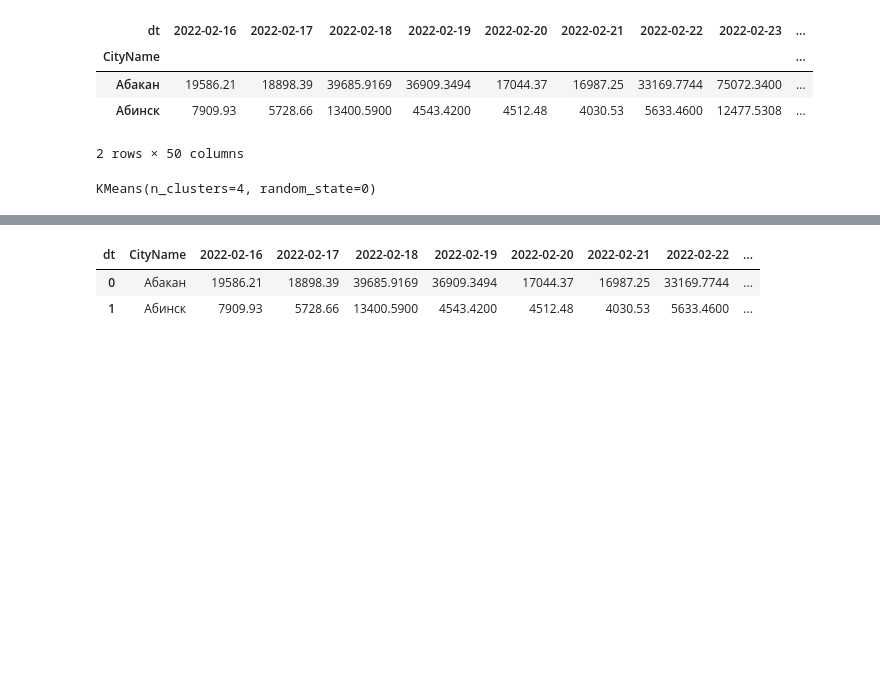
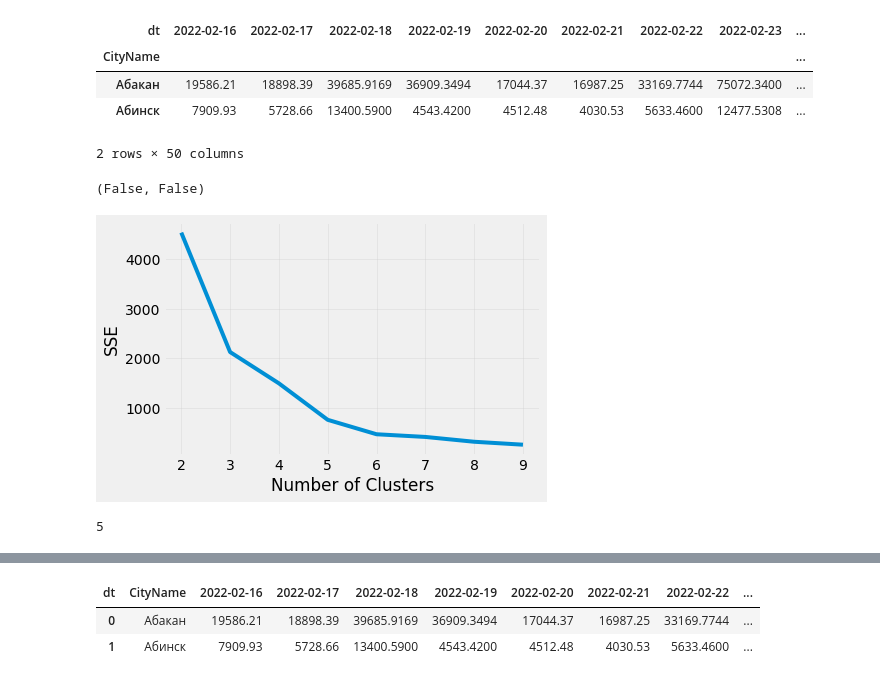
Before and after one commit to repinmihail/TestLab, a Jupyter notebook: development/dev-offline-units-exp.ipynb, the cells around one changed output, grey strips where cells are left out. Drawn from its saved outputs; the diff is of its cells as text; code cells hidden in the pictures; blank space fills up the shorter version.

```diff
--- a/development/dev-offline-units-exp.ipynb
+++ b/development/dev-offline-units-exp.ipynb
@@ -137,6 +137,8 @@ kmeans_kwargs = {
 }
 # %%
 # определяем оптимальное кол-во кластеров
+plt.style.use("bmh")
+
 sse = []
 start_clusters_nums = 2
 end_clusters_nums = 10
@@ -526,15 +479,37 @@ sk_pre_exp_pivot.head(2)
 | Абакан | 19586.21 | 18898.39 | 39685.9169 | 36909.3494 | 17044.37 | 16987.25 | 33169.7744 | 75072.3400 | ... |
 | Абинск | 7909.93 | 5728.66 | 13400.5900 | 4543.4200 | 4512.48 | 4030.53 | 5633.4600 | 12477.5308 | ... |
 2 rows × 50 columns
+# %%
+"Москва" in sk_pre_exp_pivot.index, "Санкт-Петербург" in sk_pre_exp_pivot.index
+# %% [output]
+(False, False)
 # %%
 sk_pre_exp_pivot_fill_zero = sk_pre_exp_pivot.fillna(0)
 # %%
 scaled_data = StandardScaler().fit_transform(sk_pre_exp_pivot_fill_zero)
-
 pca = PCA(n_components=2)
 pca_data = pca.fit_transform(scaled_data)
-
-kmeans_pca = KMeans(n_clusters=4, random_state=0)
-kmeans_pca.fit(pca_data)
-# %% [output]
-KMeans(n_clusters=4, random_state=0)
+# %%
+# определяем оптимальное кол-во кластеров
+sse = []
+start_clusters_nums = 2
+end_clusters_nums = 10
+for k in range(start_clusters_nums, end_clusters_nums):
+    kmeans = KMeans(n_clusters=k, **kmeans_kwargs)
+    kmeans.fit(pca_data)
+    sse.append(kmeans.inertia_)
+plt.plot(range(start_clusters_nums, end_clusters_nums), sse)
+plt.xticks(range(start_clusters_nums, end_clusters_nums))
+plt.xlabel("Number of Clusters")
+plt.ylabel("SSE")
+plt.grid(alpha=0.3)
+plt.show()
+# %% [output]
+[figure, added]
+# %%
+kl = KneeLocator(
+    range(start_clusters_nums, end_clusters_nums), sse, curve="convex", direction="decreasing"
+)
+kl.elbow
+# %% [output]
+5
```
Also changed, not shown: parts of 43 cells of this notebook.
